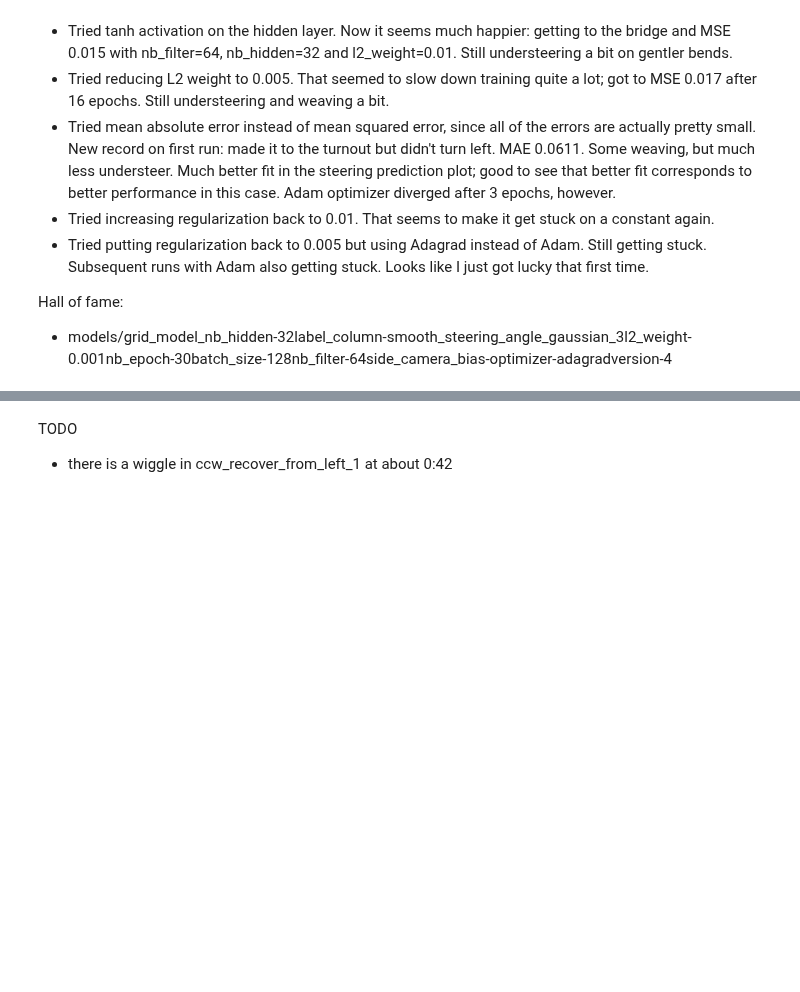
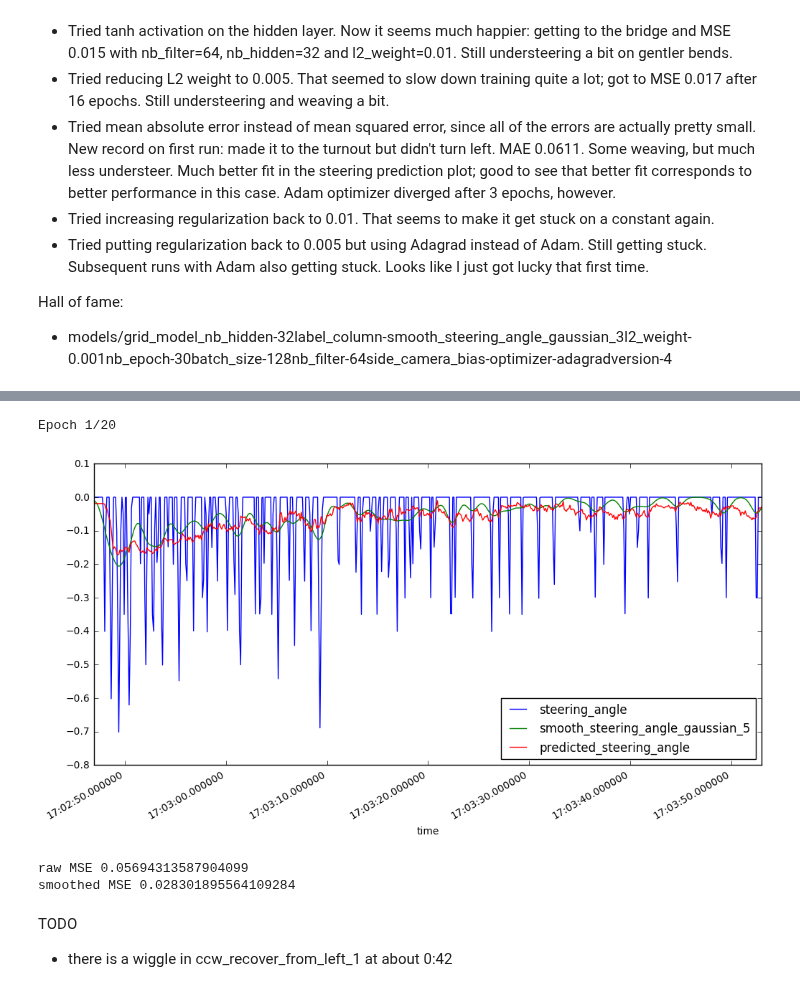
Before and after one commit to jdleesmiller/carnd-cloning, a Jupyter notebook: README.ipynb, the cells around one changed output, grey strips where cells are left out. Cells and saved outputs as stored; diff of their text form; code cells hidden in the pictures; blank space fills up the shorter version.

```diff
--- a/README.ipynb
+++ b/README.ipynb
@@ -227,15 +273,30 @@ steering_model = model.build(
 # %%
 history = model.train(
     steering_model, log,
-    label_column='smooth_steering_angle_gaussian_3',
+    label_column='smooth_steering_angle_gaussian_5',
     test_size=0.2,
     nb_epoch=20,
     batch_size=128,
-    side_camera_bias=None,
+    side_camera_bias=1.0/25,
     save_stem='model')
+# %% [output]
+Epoch 1/20
 # %%
 # load model with best validation loss
 steering_model = model_io.load_model('model.json', 'model.h5')
+# %%
+def plot_predicted_steering_angle():
+    df = log[:600].copy()
+    df['predicted_steering_angle'] = steering_model.predict_generator(
+        model.generate_data(df),
+        val_samples=len(df)
+    ).flatten()
+    df = df[['time', 'steering_angle', 'smooth_steering_angle_gaussian_5', 'predicted_steering_angle']]
+    df = df.set_index(['time'])
+    df.plot(figsize=(12, 6))
+plot_predicted_steering_angle()
+# %% [output]
+[figure, added]
 # %%
 log['predicted_steering_angle'] = steering_model.predict_generator(
     model.generate_data(log),
@@ -245,3 +306,6 @@ print('raw MSE',
     ((log['steering_angle'] - log['predicted_steering_angle'])**2).mean())
 print('smoothed MSE',
     ((log['smooth_steering_angle_gaussian_3'] - log['predicted_steering_angle'])**2).mean())
+# %% [output]
+raw MSE 0.05694313587904099
+smoothed MSE 0.028301895564109284
```
Also changed, not shown: parts of 7 cells of this notebook.
